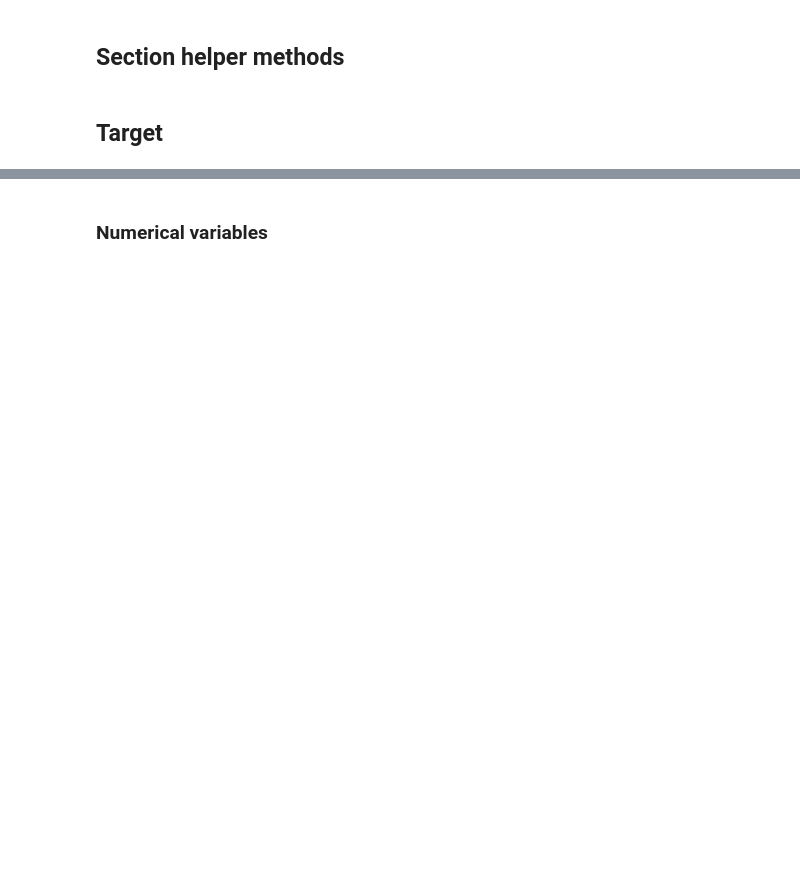
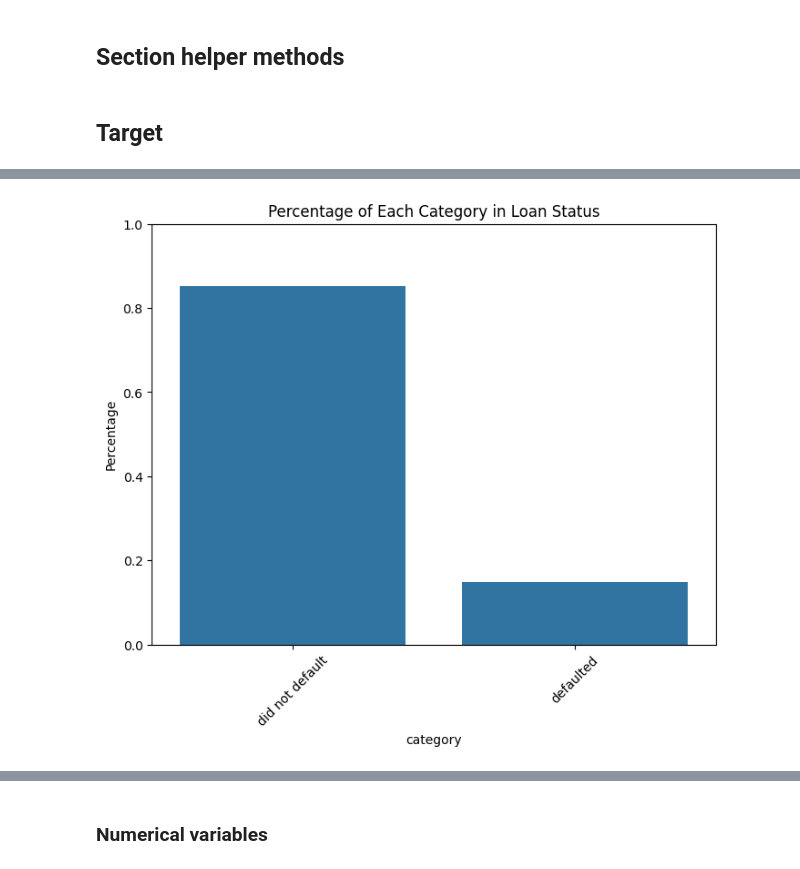
Before and after one commit to TheRealSirBen/Claxon-Data-Science-Hackathon-Loan-Default-Prediction, a Jupyter notebook: model/train_model.ipynb, the cells around one changed output, grey strips where cells are left out. Cells and saved outputs as stored; diff of their text form; code cells hidden in the pictures; blank space fills up the shorter version.

```diff
--- a/model/train_model.ipynb
+++ b/model/train_model.ipynb
@@ -569,0 +678,15 @@ clean_df.dtypes
+# %%
+# Add actual type and categorical check to expectations_df
+for index, row in expectations_df.iterrows():
+    column_name = row['column']
+    if column_name in clean_df.columns:
+        actual_type = clean_df[column_name].dtype
+        is_categorical = clean_df[column_name].dtype == 'object' and clean_df[column_name].nunique() < 100
+        expectations_df.at[index, 'actual type'] = str(actual_type)
+        expectations_df.at[index, 'categorical check'] = is_categorical
+    else:
+        expectations_df.at[index, 'actual type'] = 'N/A'
+        expectations_df.at[index, 'categorical check'] = False
+
+# Display the updated expectations_df
+expectations_df
@@ -785,0 +1000,16 @@ plt.savefig(_viz_name)
+# %%
+# Calculate the percentage of each category
+percentage_df = clean_df[target_variable].value_counts(normalize=True).reset_index()
+percentage_df.columns = ['category', 'percentage']
+
+_viz_name = 'eda/target_distribution.png'
+# Create a bar plot of percentages
+plt.figure(figsize=(8, 6))
+sns.barplot(x='category', y='percentage', data=percentage_df)
+plt.ylabel('Percentage')
+plt.title('Percentage of Each Category in {}'.format(target_variable))
+plt.ylim(0, 1)  # Set y-axis limits from 0 to 1 (100%)
+plt.xticks(rotation=45)
+plt.savefig(_viz_name)
+# %% [output]
+[figure, added]
```
Also changed, not shown: parts of 98 cells of this notebook, 9 other files.
